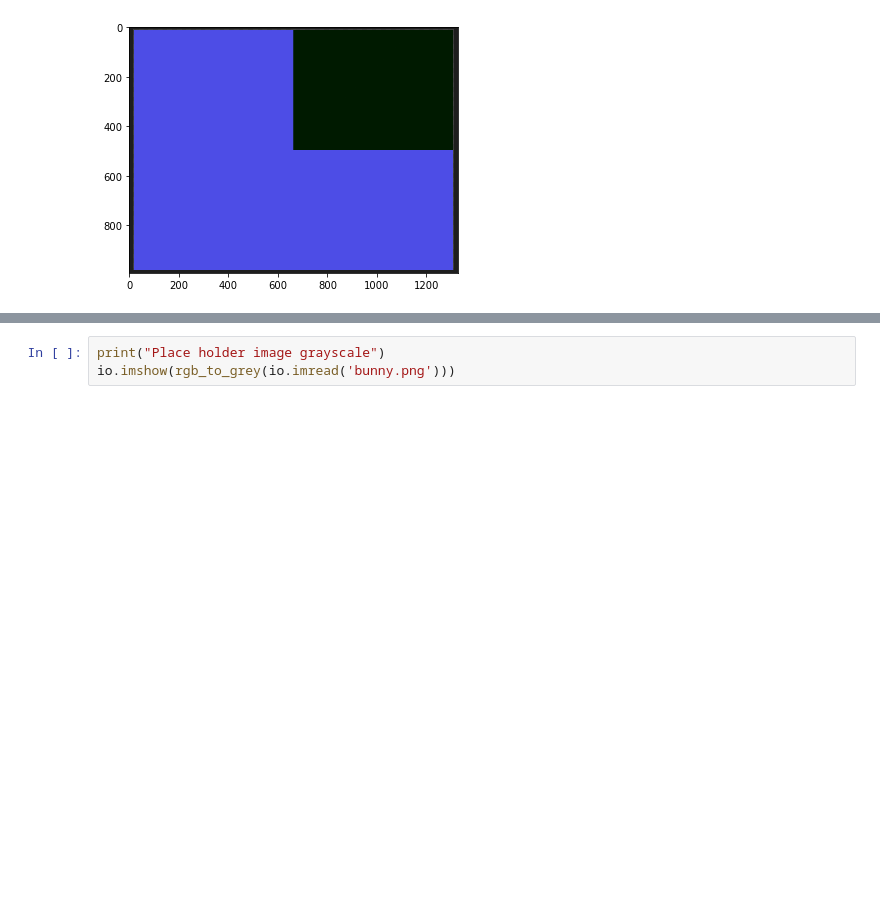
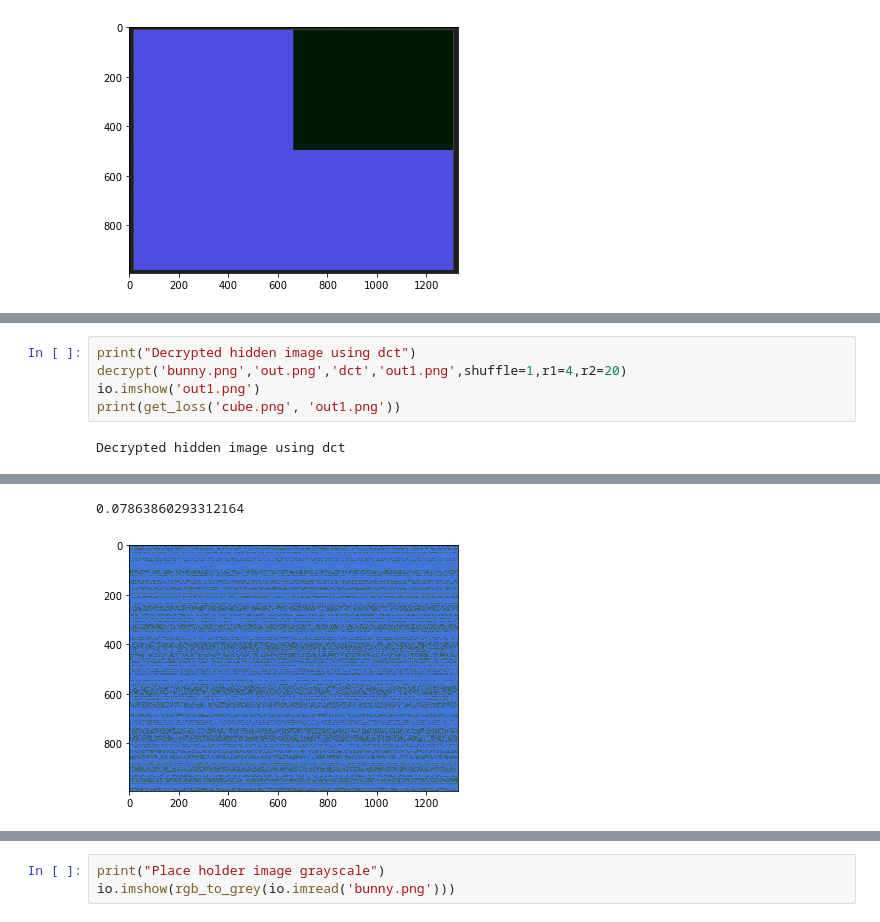
Before and after one commit to parijatparimal29/imageEncryption, a Jupyter notebook: iEnc_demo.ipynb, the cells around one changed output, grey strips where cells are left out. Drawn from its saved outputs; the diff is of its cells as text; blank space fills up the shorter version.

```diff
--- a/iEnc_demo.ipynb
+++ b/iEnc_demo.ipynb
@@ -37,0 +47,7 @@ Lossy conversion from float64 to uint8. Range [-0.39215686274514105, 1.236989031
+# %%
+print("Decrypted hidden image using dct")
+decrypt('bunny.png','out.png','dct','out1.png',shuffle=1,r1=4,r2=20)
+io.imshow('out1.png')
+print(get_loss('cube.png', 'out1.png'))
+# %% [output]
+Decrypted hidden image using dct
@@ -37,0 +55,2 @@ Lossy conversion from float64 to uint8. Range [-0.39215686274514105, 1.236989031
+0.07863860293312164
+[figure, added]
```
Also changed, not shown: parts of 8 cells of this notebook, 10 other files.
